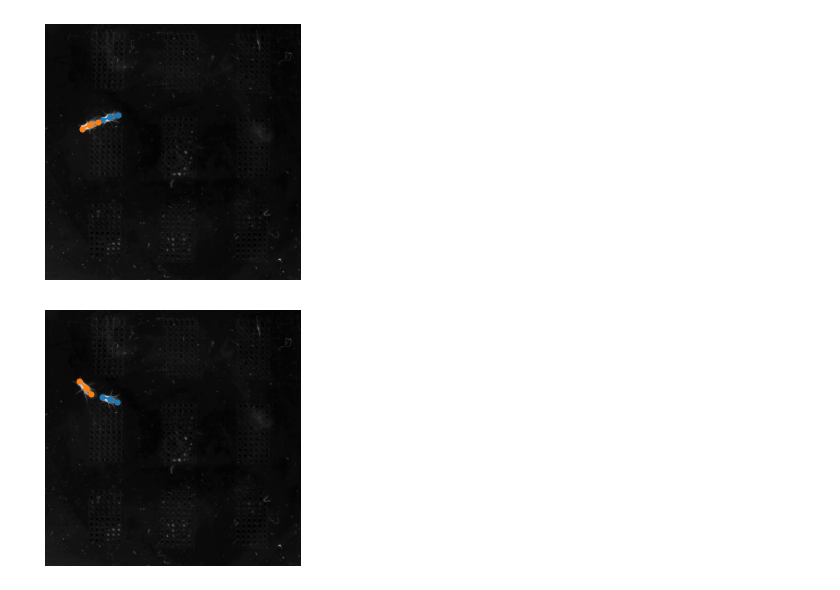
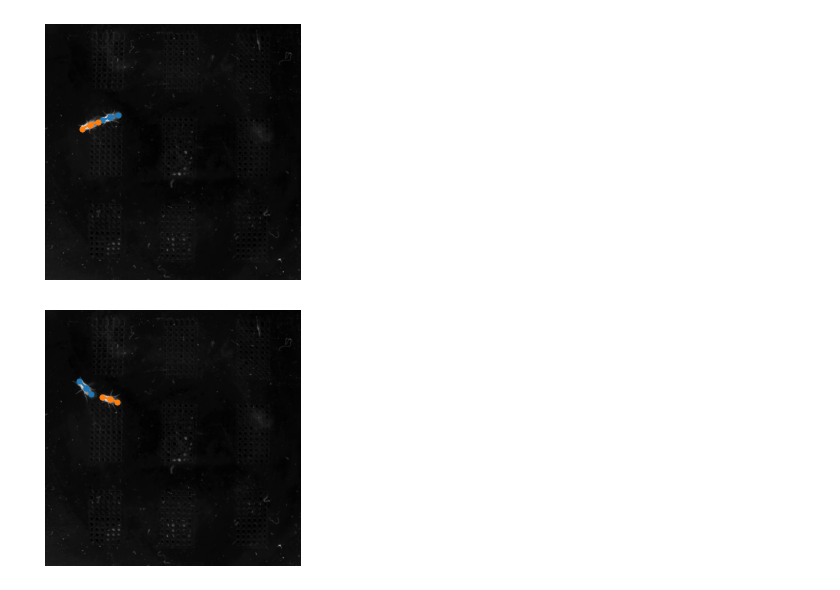
Before and after one commit to talmolab/sleap-core-docs, a Jupyter notebook: docs/notebooks/Post_inference_tracking.ipynb, the cells around one changed output. Cells and saved outputs as stored; diff of their text form; code cells hidden in the pictures.

Commit message:
Modify colab to use sleap-nn and sleap-io

```diff
--- a/docs/notebooks/Post_inference_tracking.ipynb
+++ b/docs/notebooks/Post_inference_tracking.ipynb
@@ -64,10 +51,10 @@ PREDICTIONS_FILE = "predictions.slp"
 ## 3. Track
 # %%
 # Load predictions
-labels = sleap.load_file(PREDICTIONS_FILE)
+labels = sio.load_slp(PREDICTIONS_FILE)
 
 # Here I'm removing the tracks so we just have instances without any tracking applied.
-for instance in labels.instances():
+for instance in labels.instances:
     instance.track = None
 labels.tracks = []
 labels
@@ -106,10 +65,31 @@ tracker = sleap.nn.tracking.Tracker.make_tracker_by_name(
+# %%
+# Create tracker
+from sleap_nn.tracking.tracker import Tracker
+
+tracker = Tracker.from_config(
+    #general tracking options
+    window_size=3,
+    use_flow=True,
+
+    # matching options
+    min_new_track_points=1,
+    min_match_points=1,
+    features="keypoints",
+    scoring_method="oks",
+    track_matching_method="greedy",
+
+    # optical flow options
+    of_img_scale=0.5,
+    of_window_size=21,
+    of_max_levels=3,
+)
 # %% [markdown]
 Next we'll actually run the tracking on each frame. This might take a bit longer when using the `"flow"` method.
 # %%
 tracked_lfs = []
 for lf in labels:
-    lf.instances = tracker.track(lf.instances, img=lf.image)
+    lf.instances = tracker.track(lf.instances, frame_idx=lf.frame_idx, image=lf.image)
     tracked_lfs.append(lf)
-tracked_labels = sleap.Labels(tracked_lfs)
+tracked_labels = sio.Labels(tracked_lfs, videos=labels.videos, skeletons=labels.skeletons)
 tracked_labels
 # %% [output]
@@ -123,8 +283,8 @@ tracked_labels[0].plot(scale=0.25)
 # %% [output]
 [figure]
 # %%
-tracked_labels[100].plot(scale=0.25)
+plot(tracked_labels[100], scale=0.25)
 # %% [output]
-[figure, old version]
+[figure, new version]
 # %%
 tracked_labels.save("retracked.slp")
```
Also changed, not shown: parts of 14 cells of this notebook, 4 other files.
